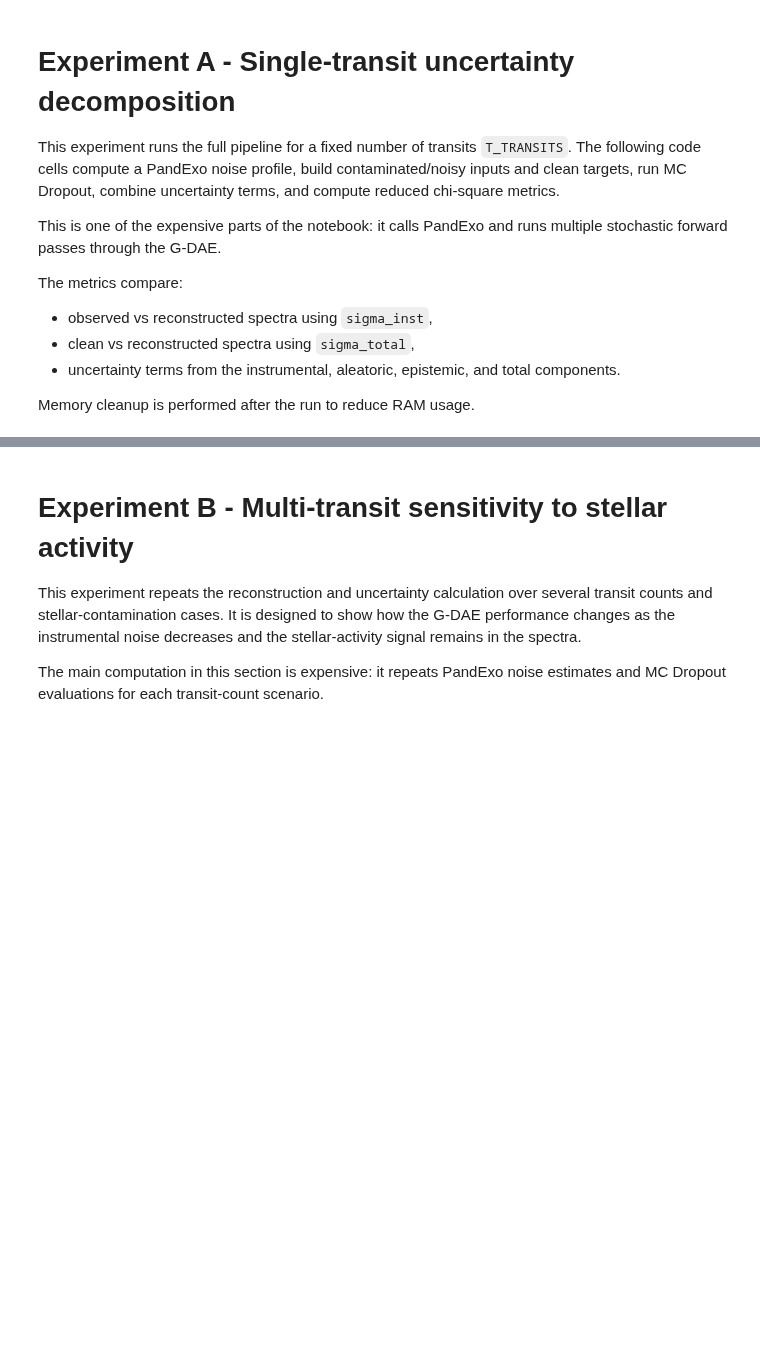
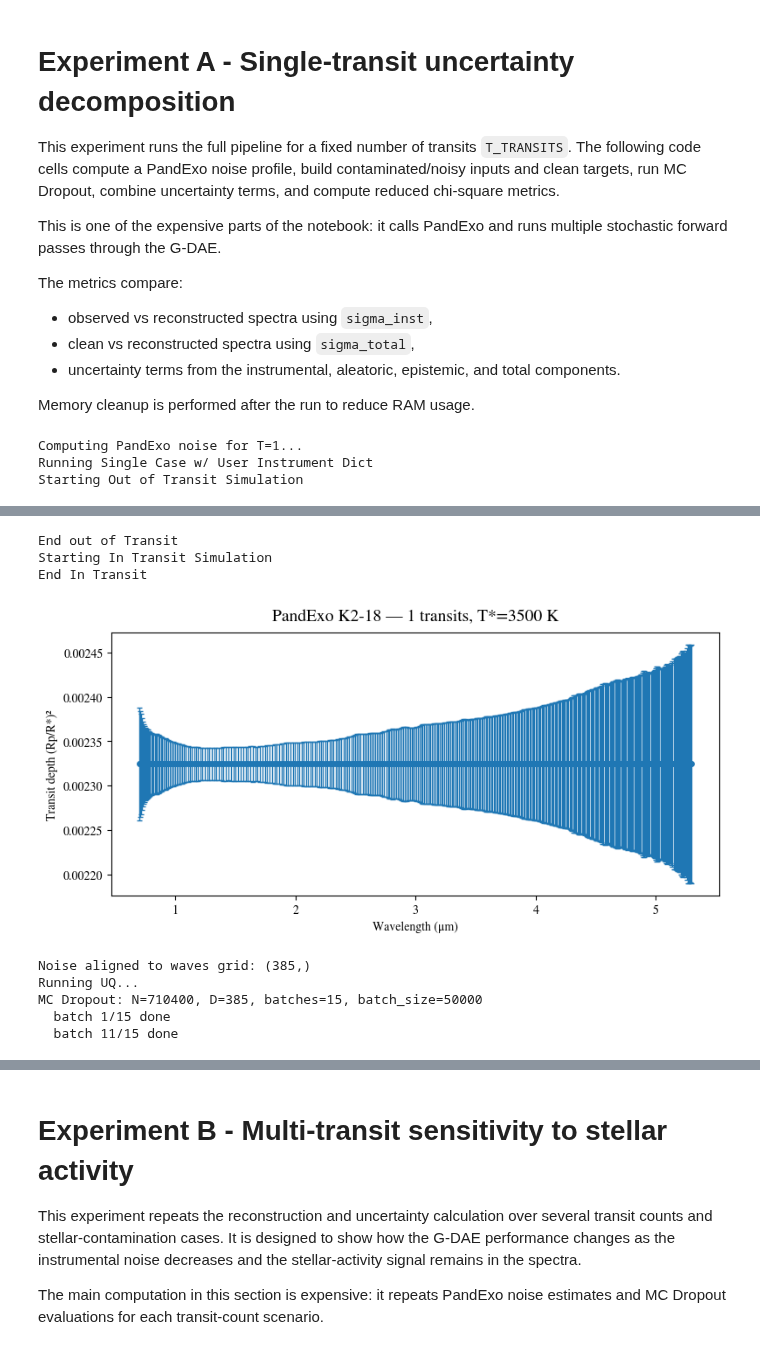
Before and after one commit to D4san/gdaespec, a Jupyter notebook: training-and-experiments/Sub_Neptune_Atmosphere/04_G-DAE_Evaluation.ipynb, the cells around one changed output, grey strips where cells are left out. Cells and saved outputs as stored; diff of their text form; code cells hidden in the pictures; blank space fills up the shorter version.

```diff
--- a/training-and-experiments/Sub_Neptune_Atmosphere/04_G-DAE_Evaluation.ipynb
+++ b/training-and-experiments/Sub_Neptune_Atmosphere/04_G-DAE_Evaluation.ipynb
@@ -592,7 +601,7 @@ def mc_dropout_sigma_anchor_clean(
         c_min = clean_b.min(axis=1, keepdims=True)
         c_max = clean_b.max(axis=1, keepdims=True)
         c_rng = c_max - c_min
-        c_rng_safe = np.where(c_rng <= EPS_RANGE, 1.0, c_rng)
+        clean_flat_mask = (c_rng[:, 0] <= EPS_RANGE)
 
         # --- MC passes ---
         preds = []
@@ -603,7 +612,9 @@ def mc_dropout_sigma_anchor_clean(
         preds = np.stack(preds, axis=0)  # (T, nb, D)
 
         # --- de-normalize using clean anchor ---
-        preds_denorm = preds * c_rng_safe[None, :, :] + c_min[None, :, :]
+        preds_denorm = preds * c_rng[None, :, :] + c_min[None, :, :]
+        if np.any(clean_flat_mask):
+            preds_denorm[:, clean_flat_mask, :] = c_min[None, clean_flat_mask, :]
 
         mean_b = preds_denorm.mean(axis=0).astype(dtype, copy=False)
         std_b = preds_denorm.std(axis=0, ddof=1).astype(dtype, copy=False)
@@ -706,31 +717,31 @@ The metrics compare:
 
 Memory cleanup is performed after the run to reduce RAM usage.
 # %%
-T_TRANSITS = 1
+N_TRANSITS = 1
 NREP_PLANET = 3
 NREP_FLAT = 300
 T_PASSES_DROPOUT = 50
 EPS_SIGMA = 1e-12
 
-print(f"Computing PandExo noise for T={T_TRANSITS}...")
+print(f"Computing PandExo noise for T={N_TRANSITS}...")
 
 wl_grid_sim = np.linspace(0.6, 5.3, 1000)
 waves_pdx, sigma_inst_raw = get_k218_prism_noise_flat(
     wl_grid_um=wl_grid_sim,
-    n_transits=T_TRANSITS,
+    n_transits=N_TRANSITS,
     t_star=TSTAR_K218,
     plot=True,
     cut_first=18,
 )
 
-# Your convention: reverse if you want (kept), but then resample safely to `waves`
+
 sigma_inst_raw = sigma_inst_raw[::-1]
 waves_pdx = waves_pdx[::-1]
 
 sigma_inst = resample_sigma_to_target_grid(
     waves_src=waves_pdx,
     sigma_src=sigma_inst_raw,
-    waves_tgt=waves,
+    waves_tgt=waves[::-1],
 )
 
 assert sigma_inst.shape[0] == n_points
@@ -756,6 +767,10 @@ df_clean = pd.concat(
 X_noisy_raw = df_noisy.iloc[:, -n_points:]
 X_clean_raw = df_clean.iloc[:, -n_points:]
 
+
+del df_noisy, df_clean
+gc.collect()
+
 print("Running UQ...")
 sigma_ale = calc_aleatoric_half_instrumental(sigma_inst, X_noisy_raw.shape)
 recon_mean, sigma_epi = mc_dropout_sigma_anchor_clean(
@@ -770,13 +785,14 @@ sigma_total = combine_uncertainties(sigma_ale, sigma_epi, floor=EPS_SIGMA)
 chi2r_obs = chi2_reduced(X_noisy_raw.values, recon_mean, sigma_inst, p=0)
 chi2r_clean = chi2_reduced(X_clean_raw.values, recon_mean, np.clip(sigma_total, EPS_SIGMA, np.inf), p=0)
 
-print(f"\nResults (T={T_TRANSITS}):")
+print(f"\nResults (T={N_TRANSITS}):")
 print(f"  mean chi2_r (Obs vs Recon, sigma_inst):   {np.mean(chi2r_obs):.4f}")
 print(f"  mean chi2_r (Clean vs Recon, sigma_total): {np.mean(chi2r_clean):.4f}")
 
 # Keep these for downstream plot cells
 errors = sigma_inst
 waves_i = waves[::-1]
-
-del df_noisy, df_clean
-gc.collect()
+# %% [output]
+Computing PandExo noise for T=1...
+Running Single Case w/ User Instrument Dict
+Starting Out of Transit Simulation
@@ -783,3 +801,12 @@ gc.collect()
+End out of Transit
+Starting In Transit Simulation
+End In Transit
+[figure, added]
+Noise aligned to waves grid: (385,)
+Running UQ...
+MC Dropout: N=710400, D=385, batches=15, batch_size=50000
+  batch 1/15 done
+  batch 11/15 done
 # %%
 def plot_uncertainty_summary(
     waves_um: np.ndarray,
```
Also changed, not shown: parts of 23 cells of this notebook, 10 other files.
